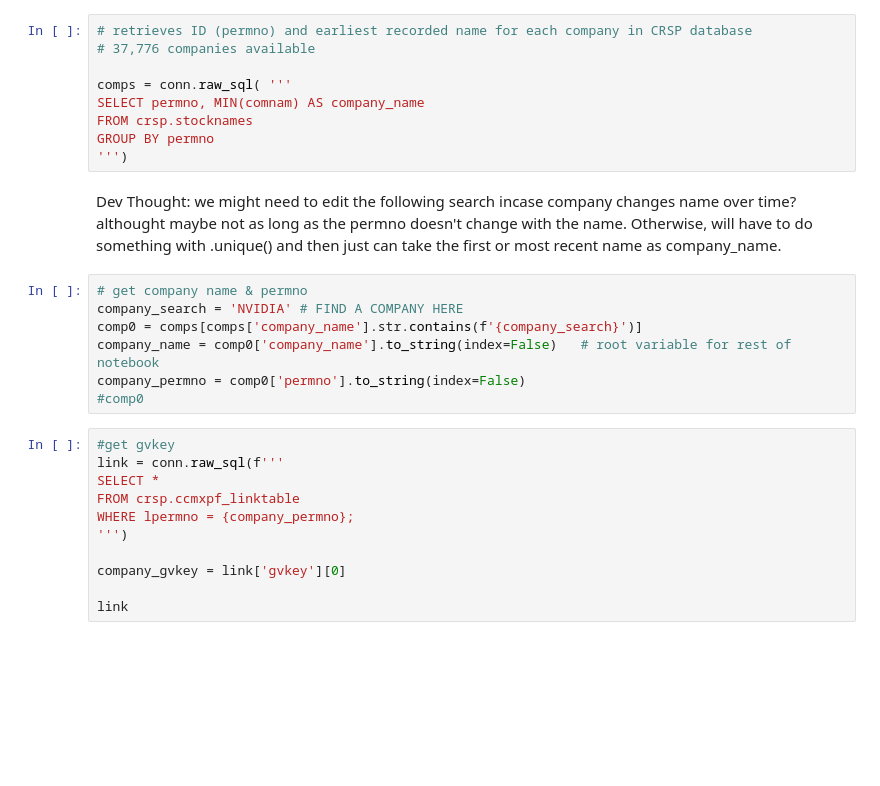
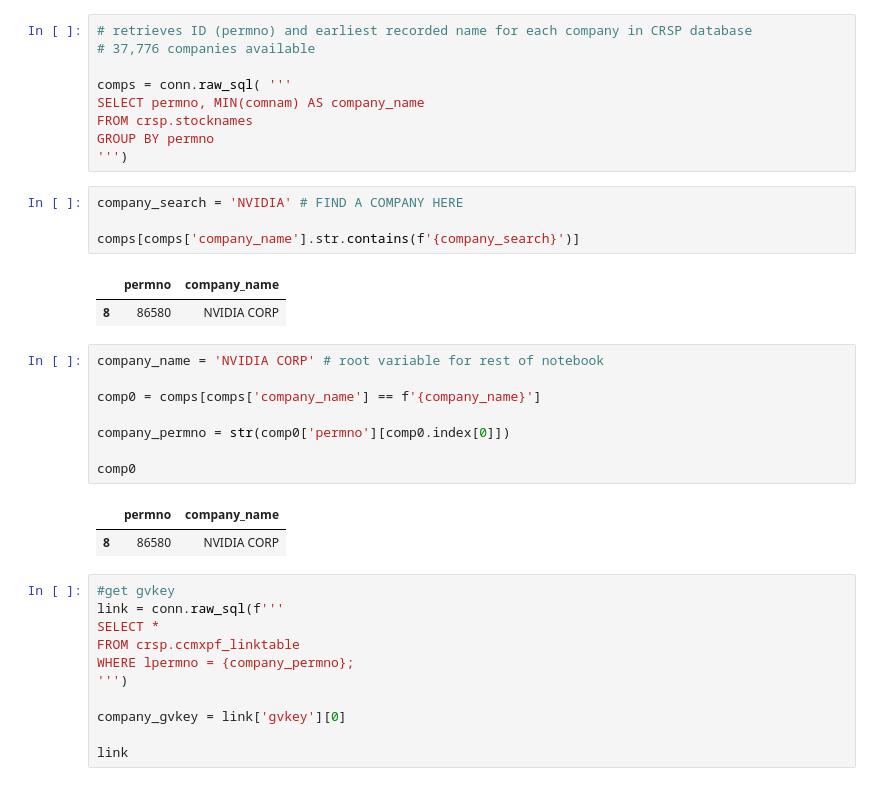
Before and after one commit to veervohra03/CashHedged, a Jupyter notebook: cashHedgedV2.ipynb, the cells around one changed output. Drawn from its saved outputs; the diff is of its cells as text; blank space fills up the shorter version.

```diff
--- a/cashHedgedV2.ipynb
+++ b/cashHedgedV2.ipynb
@@ -88,15 +85,24 @@ SELECT permno, MIN(comnam) AS company_name
 FROM crsp.stocknames
 GROUP BY permno
 ''')
-# %% [markdown]
-Dev Thought: we might need to edit the following search incase company changes name over time? althought maybe not as long as the permno doesn't change with the name. Otherwise, will have to do something with .unique() and then just can take the first or most recent name as company_name.
 # %%
-# get company name & permno
 company_search = 'NVIDIA' # FIND A COMPANY HERE
-comp0 = comps[comps['company_name'].str.contains(f'{company_search}')]
-company_name = comp0['company_name'].to_string(index=False)   # root variable for rest of notebook
-company_permno = comp0['permno'].to_string(index=False)
-#comp0
+
+comps[comps['company_name'].str.contains(f'{company_search}')]
+# %% [output]
+|  | permno | company_name |
+| 8 | 86580 | NVIDIA CORP |
+# %%
+company_name = 'NVIDIA CORP' # root variable for rest of notebook
+
+comp0 = comps[comps['company_name'] == f'{company_name}']
+
+company_permno = str(comp0['permno'][comp0.index[0]])
+
+comp0
+# %% [output]
+|  | permno | company_name |
+| 8 | 86580 | NVIDIA CORP |
 # %%
 #get gvkey
 link = conn.raw_sql(f'''
```
Also changed, not shown: parts of 4 cells of this notebook.
